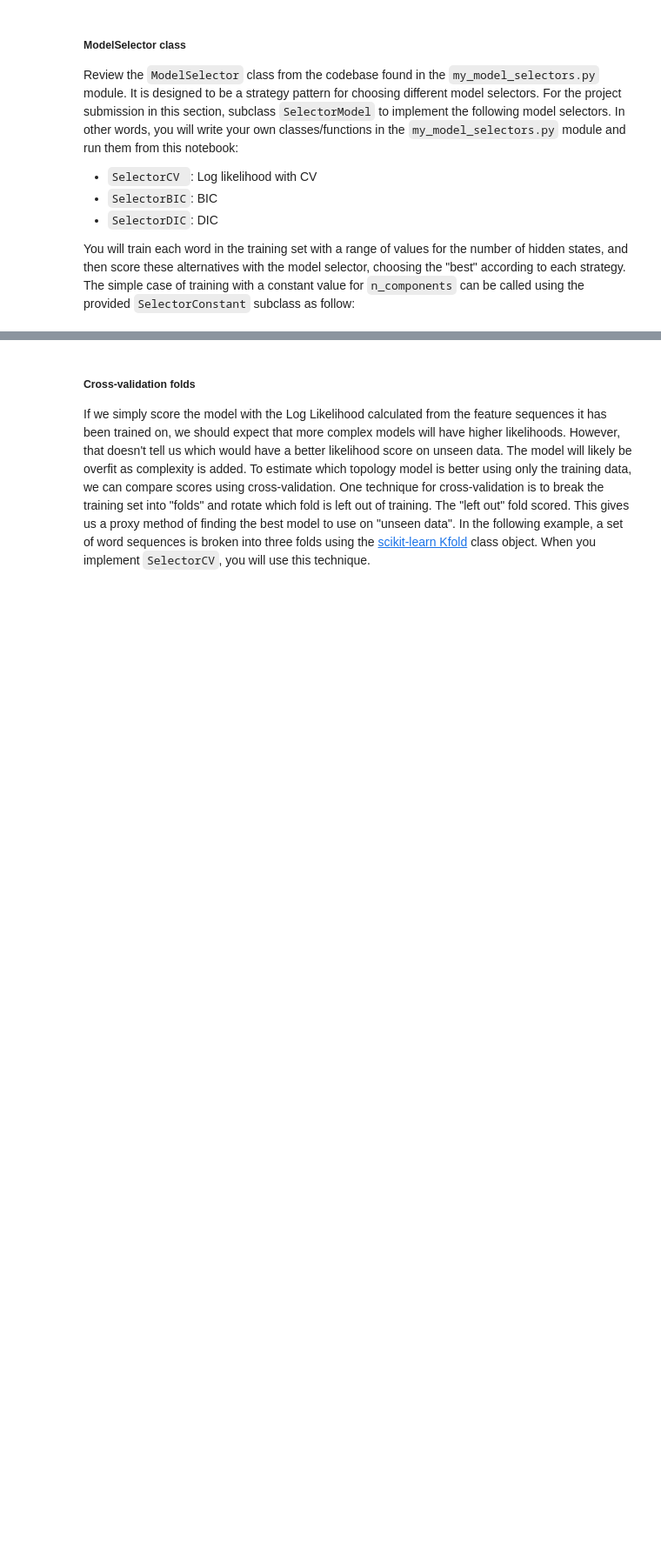
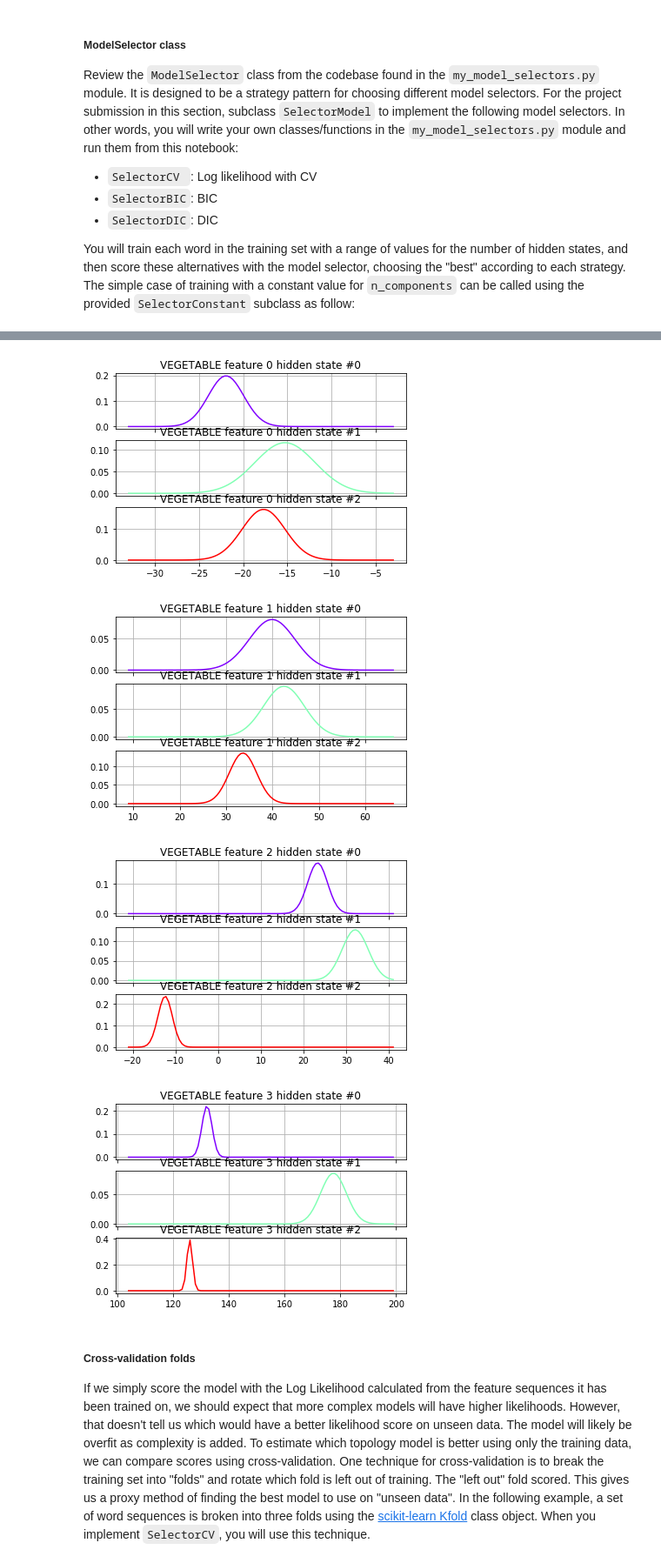
Before and after one commit to iterativo/aind-recognizer, a Jupyter notebook: asl_recognizer.ipynb, the cells around one changed output, grey strips where cells are left out. Shown at 87% size. Drawn from its saved outputs; the diff is of its cells as text; code cells hidden in the pictures; blank space fills up the shorter version.

```diff
--- a/asl_recognizer.ipynb
+++ b/asl_recognizer.ipynb
@@ -354,0 +579,5 @@ print("logL = {}".format(logL))
+# %%
+my_testword = 'CHOCOLATE'
+model, logL = train_a_word(my_testword, 25, features_delta_polar_norm) # Experiment here with different parameters
+show_model_stats(my_testword, model)
+print("logL = {}".format(logL))
@@ -402,3 +656,10 @@ print("Number of states trained in model for {} is {}".format(word, model.n_comp
+# %%
+visualize(word, model)
+# %% [output]
+[figure, added]
+[figure, added]
+[figure, added]
+[figure, added]
 # %% [markdown]
 ##### Cross-validation folds
 If we simply score the model with the Log Likelihood calculated from the feature sequences it has been trained on, we should expect that more complex models will have higher likelihoods. However, that doesn't tell us which would have a better likelihood score on unseen data.  The model will likely be overfit as complexity is added.  To estimate which topology model is better using only the training data, we can compare scores using cross-validation.  One technique for cross-validation is to break the training set into "folds" and rotate which fold is left out of training.  The "left out" fold scored.  This gives us a proxy method of finding the best model to use on "unseen data". In the following example, a set of word sequences is broken into three folds using the [scikit-learn Kfold](http://scikit-learn.org/stable/modules/generated/sklearn.model_selection.KFold.html) class object. When you implement `SelectorCV`, you will use this technique.
```
Also changed, not shown: parts of 18 cells of this notebook, 1 other file.
